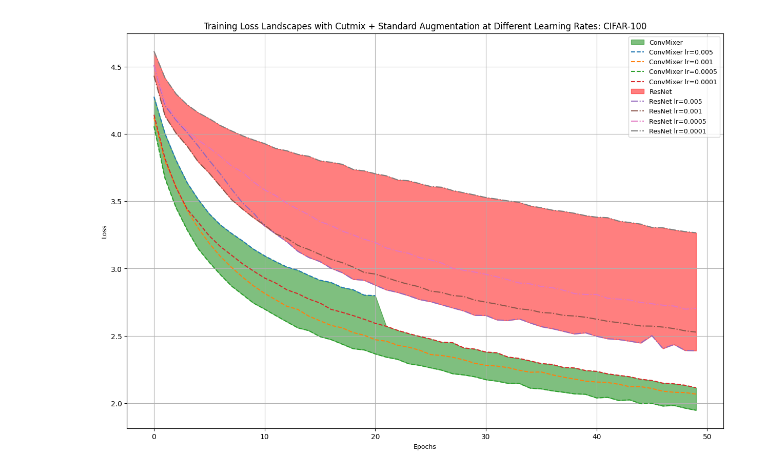
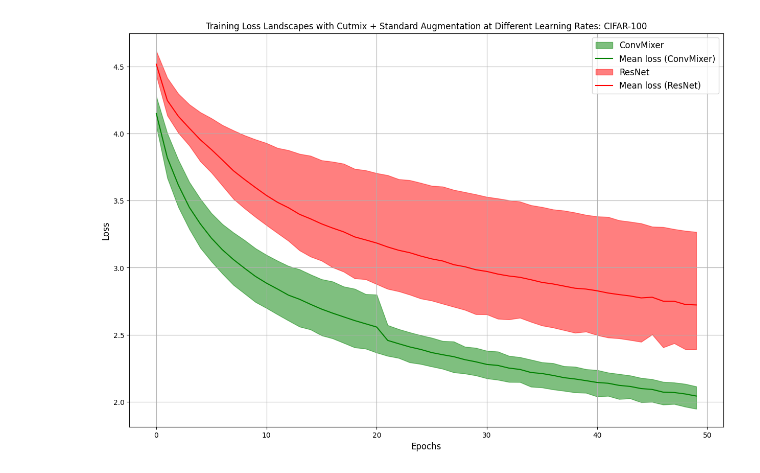
Before and after one commit to nabilah-afrin/Computer-vision-projects, a Jupyter notebook: A Comprehensive Analysis of Training Dynamic Properties in Deep Neural Networks with CutMix Augmentation/Results/Loss_Landscape_Cifar_100.ipynb, the cells around one changed output. Cells and saved outputs as stored; diff of their text form; code cells hidden in the pictures.

```diff
--- a/A Comprehensive Analysis of Training Dynamic Properties in Deep Neural Networks with CutMix Augmentation/Results/Loss_Landscape_Cifar_100.ipynb
+++ b/A Comprehensive Analysis of Training Dynamic Properties in Deep Neural Networks with CutMix Augmentation/Results/Loss_Landscape_Cifar_100.ipynb
@@ -20,7 +18,7 @@ h_cutmix = [
     '/content/ConvMixer_100_Normal_5e-03.pkl',
     '/content/ConvMixer_100_Normal_1e-03.pkl',
     '/content/ConvMixer_100_Normal_5e-04.pkl',
-    '/content/ConvMixer_100_Normal_1e-04.pkl'
+    '/content/ConvMix_100_Normal_1e-04.pkl'
 ]
 
 histories_cutmix = {}
@@ -284,50 +276,40 @@ for i in range(len(lr)):
 def plot_loss_landscapes(histories_cutmix, histories, epochs=50):
     losses_bn = {lr: np.array(hist["loss"]) for lr, hist in histories_cutmix.items()}
     losses_no_bn = {lr: np.array(hist["loss"]) for lr, hist in histories.items()}
-
-    min_length_bn = min(len(loss) for loss in losses_bn.values())
-    min_length_no_bn = min(len(loss) for loss in losses_no_bn.values())
-    min_length = min(min_length_bn, min_length_no_bn)
 
     min_curve_bn, max_curve_bn, mean_curve_bn = [], [], []
     min_curve_no_bn, max_curve_no_bn, mean_curve_no_bn = [], [], []
 
     for i in range(epochs):
         loss_values_at_epoch_bn = [loss[i] for loss in losses_bn.values() if i < len(loss) and not np.isnan(loss[i])]
         if loss_values_at_epoch_bn:  # Ensure non-empty list
             min_curve_bn.append(np.min(loss_values_at_epoch_bn))
             max_curve_bn.append(np.max(loss_values_at_epoch_bn))
-            # mean_curve_bn.append(np.mean(loss_values_at_epoch_bn))
+            mean_curve_bn.append(np.mean(loss_values_at_epoch_bn))
 
     for i in range(epochs):
         loss_values_at_epoch_no_bn = [loss[i] for loss in losses_no_bn.values() if i < len(loss) and not np.isnan(loss[i])]
         if loss_values_at_epoch_no_bn:  # Ensure non-empty list
             min_curve_no_bn.append(np.min(loss_values_at_epoch_no_bn))
             max_curve_no_bn.append(np.max(loss_values_at_epoch_no_bn))
-            # mean_curve_no_bn.append(np.mean(loss_values_at_epoch_no_bn))
+            mean_curve_no_bn.append(np.mean(loss_values_at_epoch_no_bn))
 
     plt.figure(figsize=(15, 10))
 
     plt.fill_between(range(len(min_curve_bn)), min_curve_bn, max_curve_bn, color='green', alpha=0.5, label='ConvMixer')
-    # plt.plot(mean_curve_bn, color='green', linestyle='-', label='Mean loss (ConvMixer)')
-    for lr, losses in losses_bn.items():
-        plt.plot(losses[:min_length], label=f'ConvMixer lr={lr}', linestyle='--')
-
-
+    plt.plot(mean_curve_bn, color='green', linestyle='-', label='Mean loss (ConvMixer)')
 
     plt.fill_between(range(len(min_curve_no_bn)), min_curve_no_bn, max_curve_no_bn, color='red', alpha=0.5, label='ResNet')
-    # plt.plot(mean_curve_no_bn, color='red', linestyle='-', label='Mean loss (ResNet)')
-    for lr, losses in losses_no_bn.items():
-        plt.plot(losses[:min_length], label=f'ResNet lr={lr}', linestyle='-.')
+    plt.plot(mean_curve_no_bn, color='red', linestyle='-', label='Mean loss (ResNet)')
 
-    plt.xlabel('Epochs', fontsize=9)
-    plt.ylabel('Loss', fontsize=9)
+    plt.xlabel('Epochs', fontsize=12)
+    plt.ylabel('Loss', fontsize=12)
     plt.title('Training Loss Landscapes with Cutmix + Standard Augmentation at Different Learning Rates: CIFAR-100')
-    plt.legend(loc='best', fontsize=9)
+    plt.legend(loc='best', fontsize=12)
     plt.grid(True)
     plt.show()
 
 # Plot the loss landscapes
 plot_loss_landscapes(histories_cutmix, histories, epochs=50)
 # %% [output]
-[figure, old version]
+[figure, new version]
```
Also changed, not shown: parts of 4 cells of this notebook, 1 other file.
